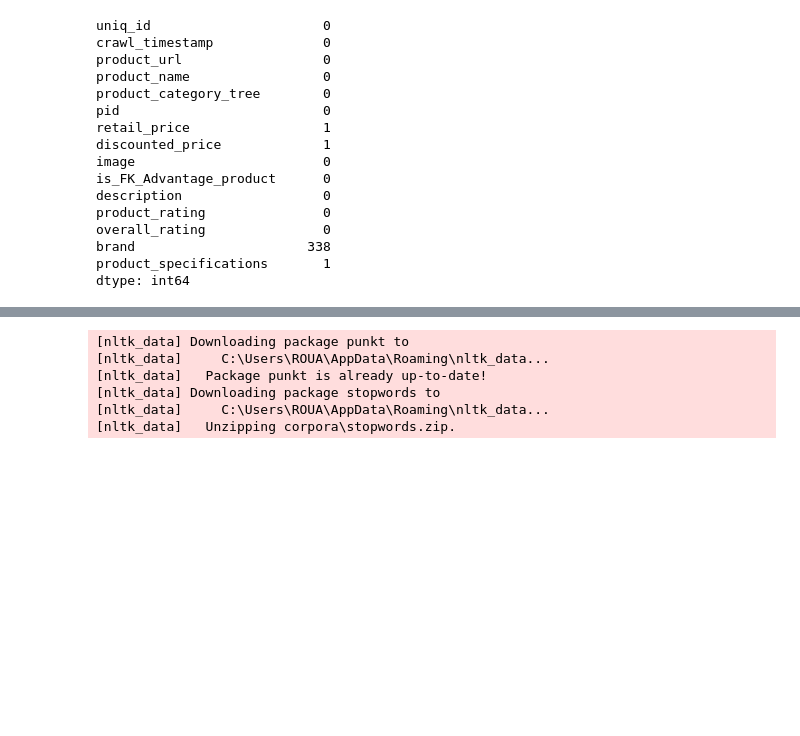
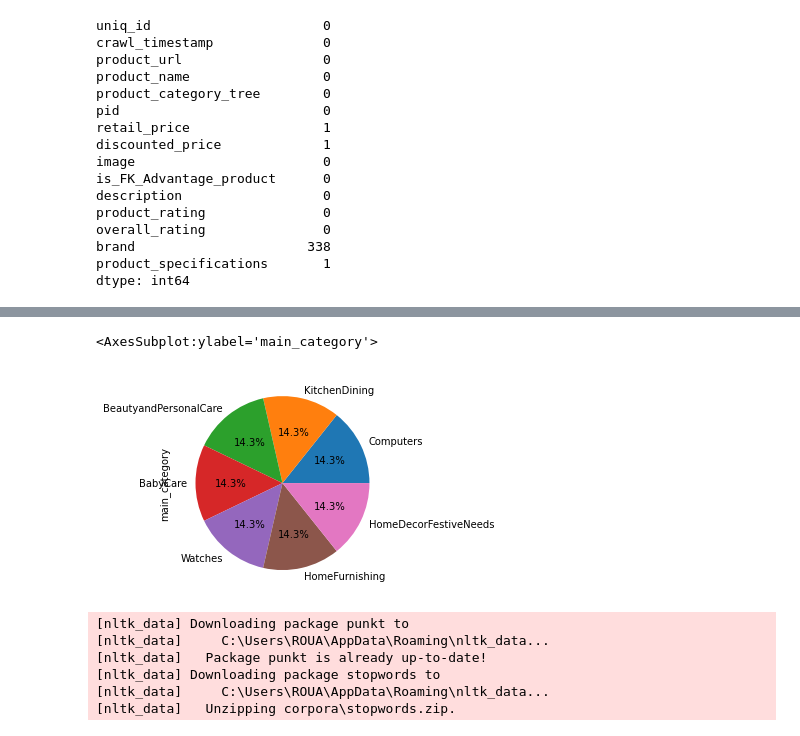
Before and after one commit to roua95/Classification-automatique-des-biens-de-consommation, a Jupyter notebook: text preprocessing.ipynb, the cells around one changed output, grey strips where cells are left out. Saved outputs shown, nothing was run; the diff lists cells and outputs as text; code cells hidden in the pictures; blank space fills up the shorter version.

Commit message:
extracting main category

```diff
--- a/text preprocessing.ipynb
+++ b/text preprocessing.ipynb
@@ -78,3 +78,11 @@ overall_rating               0
 brand                      338
 product_specifications       1
 dtype: int64
+# %%
+#feature engineering extract main category from product_category_tree
+def extract_main_category(sentence):
+
+    s =sentence.split('>>')[0]
+    s = ''.join(ch for ch in s if ch.isalnum())
+    return s
+data['main_category'] =data.product_category_tree.apply(lambda tree: extract_main_category(tree))
@@ -81,3 +104,8 @@ dtype: int64
+# %%
+data.main_category.value_counts().plot(kind='pie',autopct='%1.1f%%')
+# %% [output]
+<AxesSubplot:ylabel='main_category'>
+[figure, added]
 # %%
 textual_data=data[['product_url','product_name','product_category_tree','description','brand','product_specifications']]
 # %%
```
Also changed, not shown: parts of 5 cells of this notebook.
